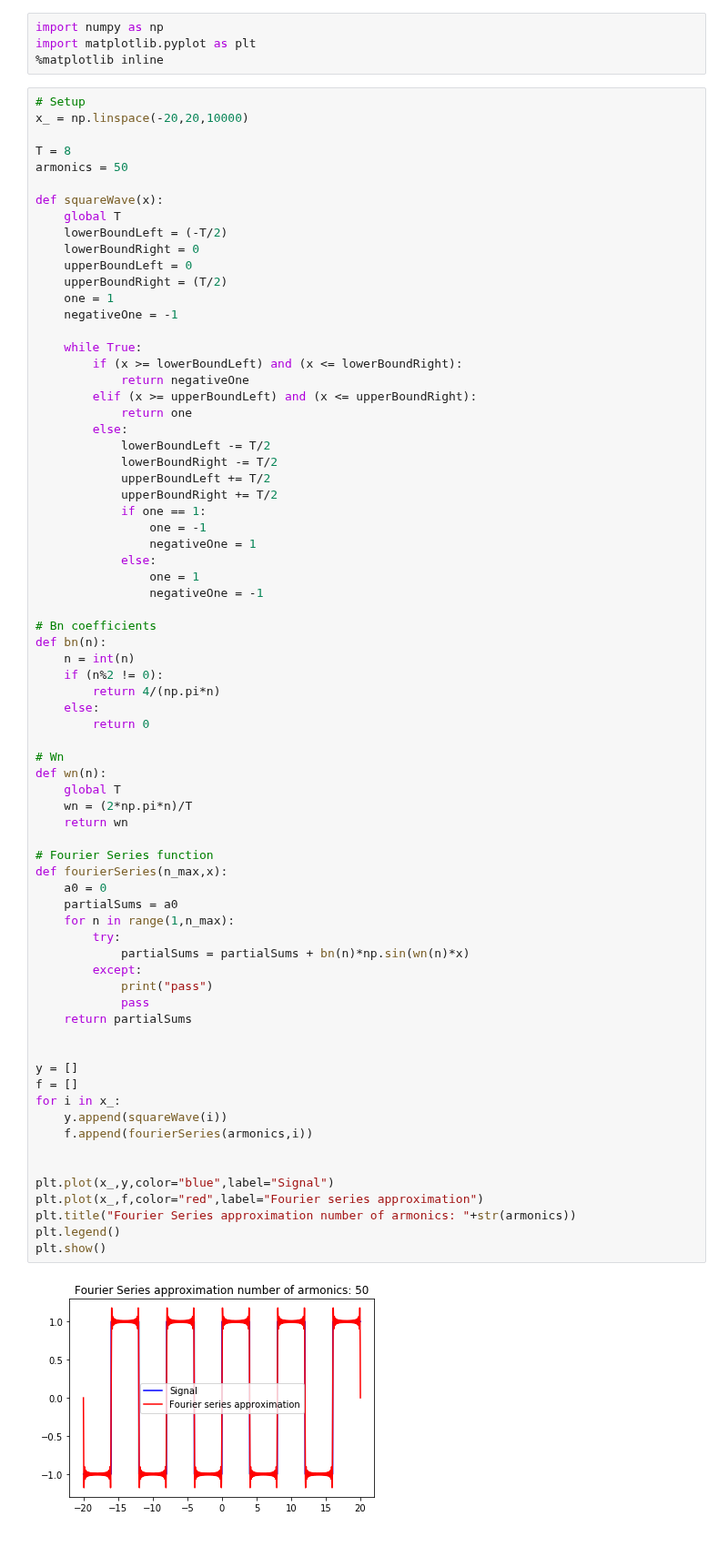
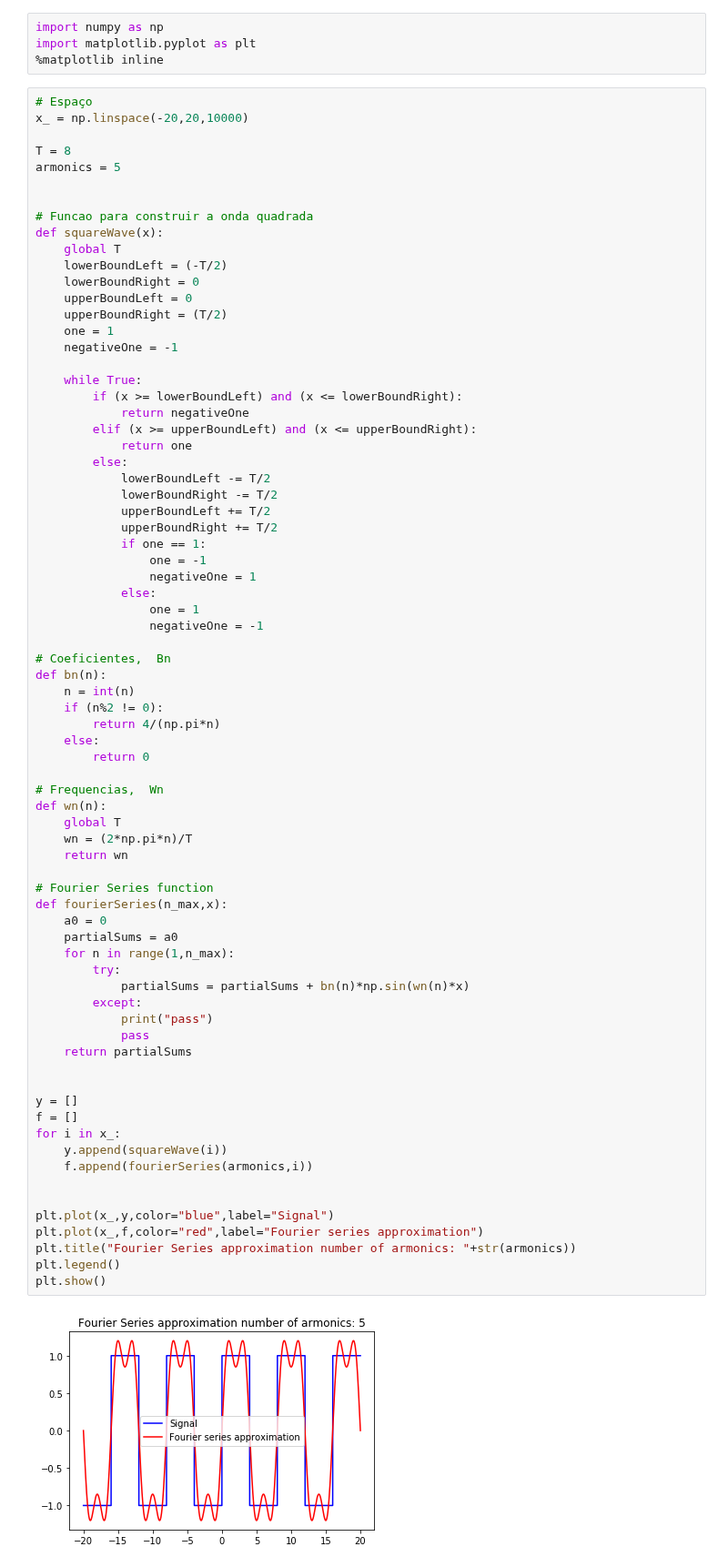
Before and after one commit to tavo-buk/icfis, a Jupyter notebook: 12-Analise de series temporais.ipynb, the cells around one changed output. Shown at 91% size. Drawn from its saved outputs; the diff is of its cells as text.

```diff
--- a/12-Analise de series temporais.ipynb
+++ b/12-Analise de series temporais.ipynb
@@ -56,12 +56,14 @@ import numpy as np
 import matplotlib.pyplot as plt
 %matplotlib inline
 # %%
-# Setup
+# Espaço
 x_ = np.linspace(-20,20,10000)
 
 T = 8
-armonics = 50
+armonics = 5
 
+
+# Funcao para construir a onda quadrada
 def squareWave(x):
     global T
     lowerBoundLeft = (-T/2)
@@ -88,7 +90,7 @@ def squareWave(x):
                 one = 1
                 negativeOne = -1
 
-# Bn coefficients
+# Coeficientes,  Bn
 def bn(n):
     n = int(n)
     if (n%2 != 0):
@@ -96,39 +98,39 @@ def bn(n):
     else:
         return 0
 
-# Wn
+# Frequencias,  Wn
 def wn(n):
     global T
     wn = (2*np.pi*n)/T
     return wn
 
 # Fourier Series function
 def fourierSeries(n_max,x):
     a0 = 0
     partialSums = a0
     for n in range(1,n_max):
         try:
             partialSums = partialSums + bn(n)*np.sin(wn(n)*x)
         except:
             print("pass")
             pass
     return partialSums
 
 
 y = []
 f = []
 for i in x_:
     y.append(squareWave(i))
     f.append(fourierSeries(armonics,i))
 
 
 plt.plot(x_,y,color="blue",label="Signal")
 plt.plot(x_,f,color="red",label="Fourier series approximation")
 plt.title("Fourier Series approximation number of armonics: "+str(armonics))
 plt.legend()
 plt.show()
 # %% [output]
-[figure, old version]
+[figure, new version]
 # %% [markdown]
 ### A transformada de Fourier
 
```
Also changed, not shown: parts of 9 cells of this notebook, 2 other files.
